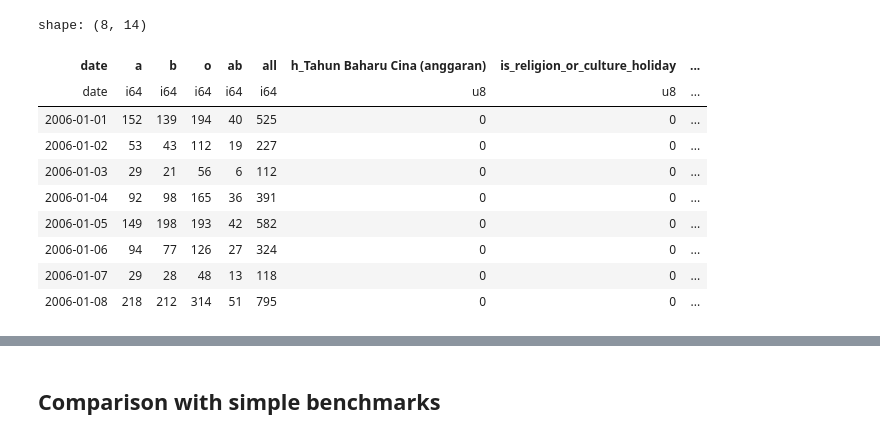
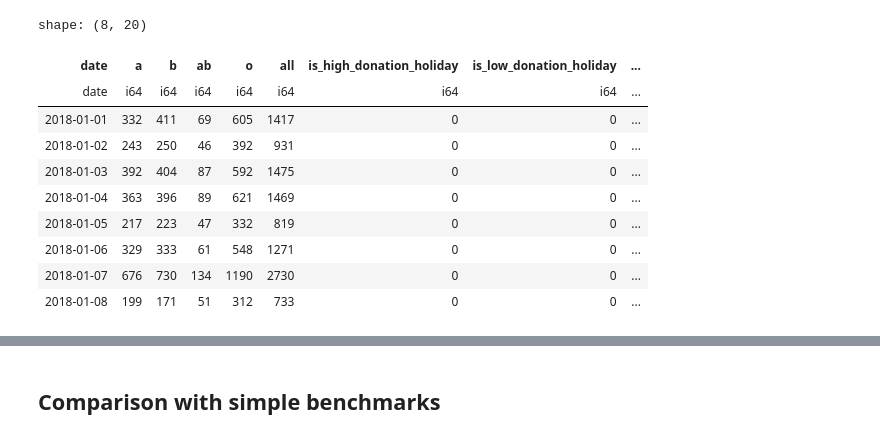
Before and after one commit to jasperschroeder/MalaysiaBloodDonations, a Jupyter notebook: src/2_Model_Building.ipynb, the cells around one changed output, grey strips where cells are left out. Drawn from its saved outputs; the diff is of its cells as text; code cells hidden in the pictures.

```diff
--- a/src/2_Model_Building.ipynb
+++ b/src/2_Model_Building.ipynb
@@ -14,25 +14,31 @@ import numpy as np
 import optuna
 from optuna.integration.mlflow import MLflowCallback
 # %%
-with open("tmp/df_all.pkl", "rb") as file:
-    df_all = pickle.load(file)
+# Pivoted state-level data produced by 1_Exploratory_Data_Analysis.ipynb
+with open("tmp/blood_donations.pkl", "rb") as file:
+    df_raw = pickle.load(file)
 # %%
-df_all = df_all.with_columns([
-    pl.col("date").dt.weekday().alias("weekday"),
-    pl.col("date").dt.month().alias("month"),
-    pl.col("date").dt.ordinal_day().alias("day_of_year")
-])
+# Build the model-ready frame with the shared data-preparation pipeline:
+# daily nationwide aggregation, validation, holiday flags, calendar
+# features and lag features (lags are computed on the full history
+# before the 2018 cutoff so no information is lost at the boundary).
+df_all = data_preparation.prepare_training_frame(
+    df_raw,
+    state=None,  # nationwide aggregate
+    min_date=datetime.date(2018, 1, 1),
+    window_size=constants.WINDOW_SIZE,
+)
 
 df_all.head(8)
 # %% [output]
-shape: (8, 14)
+shape: (8, 20)
-| date | a | b | o | ab | all | h_Tahun Baharu Cina (anggaran) | is_religion_or_culture_holiday | ... |
-| date | i64 | i64 | i64 | i64 | i64 | u8 | u8 | ... |
-| 2006-01-01 | 152 | 139 | 194 | 40 | 525 | 0 | 0 | ... |
-| 2006-01-02 | 53 | 43 | 112 | 19 | 227 | 0 | 0 | ... |
-| 2006-01-03 | 29 | 21 | 56 | 6 | 112 | 0 | 0 | ... |
-| 2006-01-04 | 92 | 98 | 165 | 36 | 391 | 0 | 0 | ... |
-| 2006-01-05 | 149 | 198 | 193 | 42 | 582 | 0 | 0 | ... |
-| 2006-01-06 | 94 | 77 | 126 | 27 | 324 | 0 | 0 | ... |
-| 2006-01-07 | 29 | 28 | 48 | 13 | 118 | 0 | 0 | ... |
-| 2006-01-08 | 218 | 212 | 314 | 51 | 795 | 0 | 0 | ... |
+| date | a | b | ab | o | all | is_high_donation_holiday | is_low_donation_holiday | ... |
+| date | i64 | i64 | i64 | i64 | i64 | i64 | i64 | ... |
+| 2018-01-01 | 332 | 411 | 69 | 605 | 1417 | 0 | 0 | ... |
+| 2018-01-02 | 243 | 250 | 46 | 392 | 931 | 0 | 0 | ... |
+| 2018-01-03 | 392 | 404 | 87 | 592 | 1475 | 0 | 0 | ... |
+| 2018-01-04 | 363 | 396 | 89 | 621 | 1469 | 0 | 0 | ... |
+| 2018-01-05 | 217 | 223 | 47 | 332 | 819 | 0 | 0 | ... |
+| 2018-01-06 | 329 | 333 | 61 | 548 | 1271 | 0 | 0 | ... |
+| 2018-01-07 | 676 | 730 | 134 | 1190 | 2730 | 0 | 0 | ... |
+| 2018-01-08 | 199 | 171 | 51 | 312 | 733 | 0 | 0 | ... |
```
Also changed, not shown: parts of 16 cells of this notebook, 13 other files.
